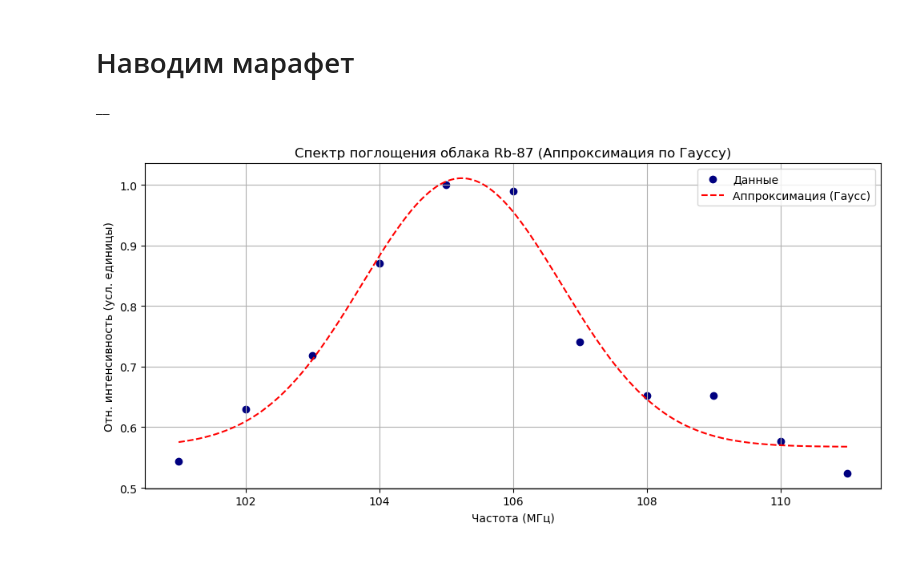
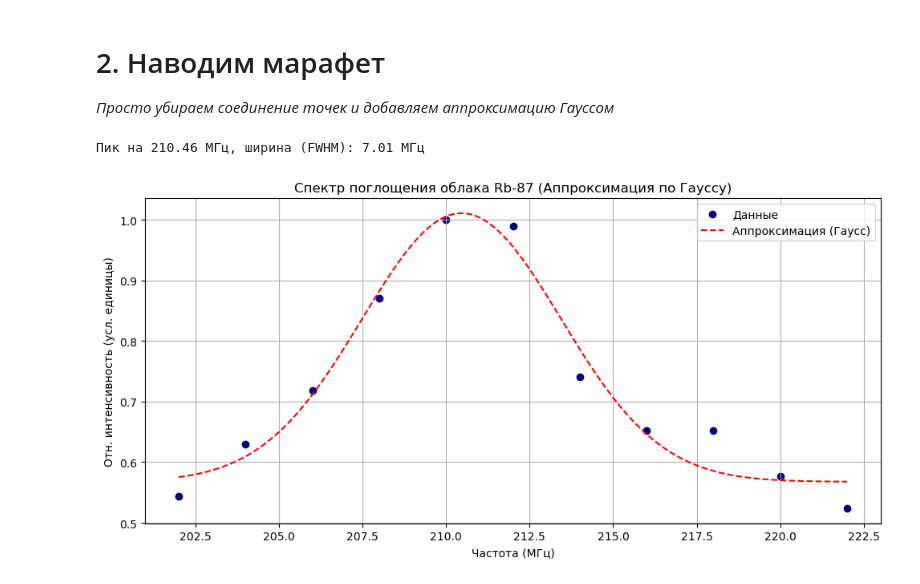
Before and after one commit to alexlegoshin/LOASFM_Rubidium87_Spectroscopy_Plotter, a Jupyter notebook: Rubidium87_Spectroscopy_Plotter.ipynb, the cells around one changed output. Drawn from its saved outputs; the diff is of its cells as text; code cells hidden in the pictures.

```diff
--- a/Rubidium87_Spectroscopy_Plotter.ipynb
+++ b/Rubidium87_Spectroscopy_Plotter.ipynb
@@ -11,18 +11,19 @@ from PIL import Image
 
 # Параметры
 folder = "./Rubi87Spec/"  # путь к папке с .png-файлами, если лежат в текущей — оставить так
-frequencies = list(range(101, 112))  # 101–111 МГц
-crop_box = (737, 562, 781, 610)  # (left, upper, right, lower)
+# frequencies = list(range(101*2, 112*2))  # 101–111 МГц * 2 т. к. АОМ двухпроходный
+frequencies_raw = np.arange(101, 112)
+frequencies = 2 * frequencies_raw  # [202, 204, ..., 222]
 
 intensities = []
 
-for f in frequencies:
+for f in frequencies_raw:
     filename = os.path.join(folder, f"{f}.png")
-    img = Image.open(filename).convert("L")  # ч/б
+    img = Image.open(filename).convert("L") # ч/б
     cropped = img.crop(crop_box)
     arr = np.array(cropped, dtype=np.float32)
-    avg_intensity = arr.mean()
-    intensities.append(avg_intensity)
+    intensities.append(arr.mean())
+    crop_box = (737, 562, 781, 610)  # (left, upper, right, lower)
 
 # Нормировка (опционально, в долях от максимума)
 intensities = np.array(intensities)
@@ -42,27 +43,41 @@ plt.show()
 # %% [markdown]
-# Наводим марафет
-__
+# 2. Наводим марафет
+_Просто убираем соединение точек и добавляем аппроксимацию Гауссом_
 # %%
 from scipy.optimize import curve_fit
 
-# Гауссовская аппроксимация
 def gauss(x, A, mu, sigma, C):
     return A * np.exp(-(x - mu)**2 / (2 * sigma**2)) + C
 
-popt, _ = curve_fit(gauss, frequencies, norm_intensities, p0=[1, 106, 2, 0])
+# Улучшенные начальные значения
+A0 = np.max(norm_intensities) - np.min(norm_intensities)
+mu0 = frequencies[np.argmax(norm_intensities)]
+sigma0 = 1.0
+C0 = np.min(norm_intensities)
+p0 = [A0, mu0, sigma0, C0]
+
+# Аппроксимация
+popt, pcov = curve_fit(gauss, frequencies, norm_intensities, p0=p0)
+
+# Параметры
+A, mu, sigma, C = popt
+fwhm = 2.355 * abs(sigma)
+
+print(f"Пик на {mu:.2f} МГц, ширина (FWHM): {fwhm:.2f} МГц")
 
 # Построение графика
 plt.figure(figsize=(10, 5))
 plt.scatter(frequencies, norm_intensities, color='navy', label="Данные")  # без соединения точек
 x_fit = np.linspace(min(frequencies), max(frequencies), 300)
 plt.plot(x_fit, gauss(x_fit, *popt), 'r--', label="Аппроксимация (Гаусс)")
 
 plt.xlabel("Частота (МГц)")
 plt.ylabel("Отн. интенсивность (усл. единицы)")
 plt.title("Спектр поглощения облака Rb-87 (Аппроксимация по Гауссу)")
 plt.grid(True)
 plt.legend()
 plt.tight_layout()
 plt.show()
 # %% [output]
+Пик на 210.46 МГц, ширина (FWHM): 7.01 МГц
-[figure, old version]
+[figure, new version]
```
Also changed, not shown: parts of 10 cells of this notebook.
